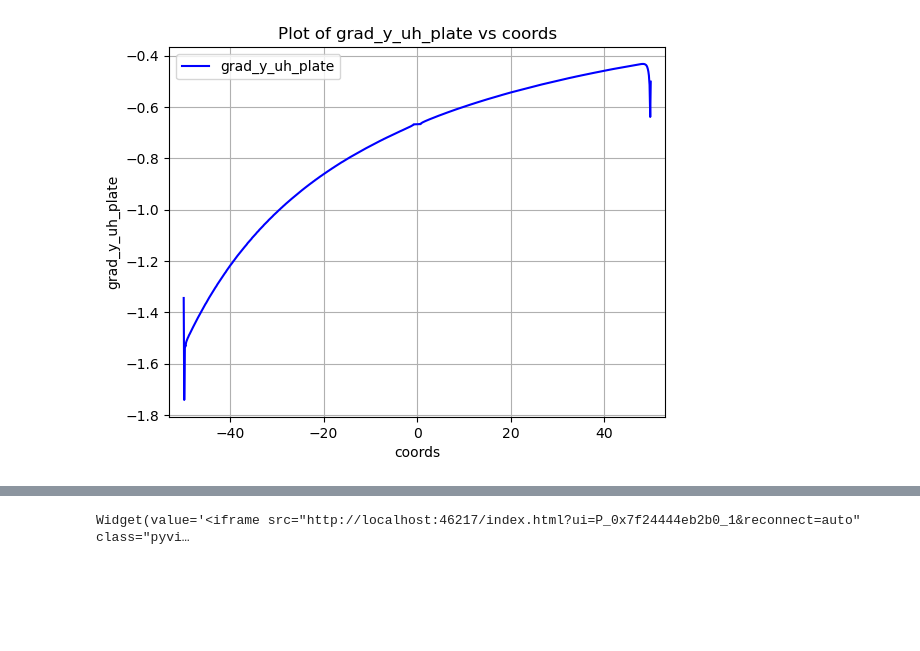
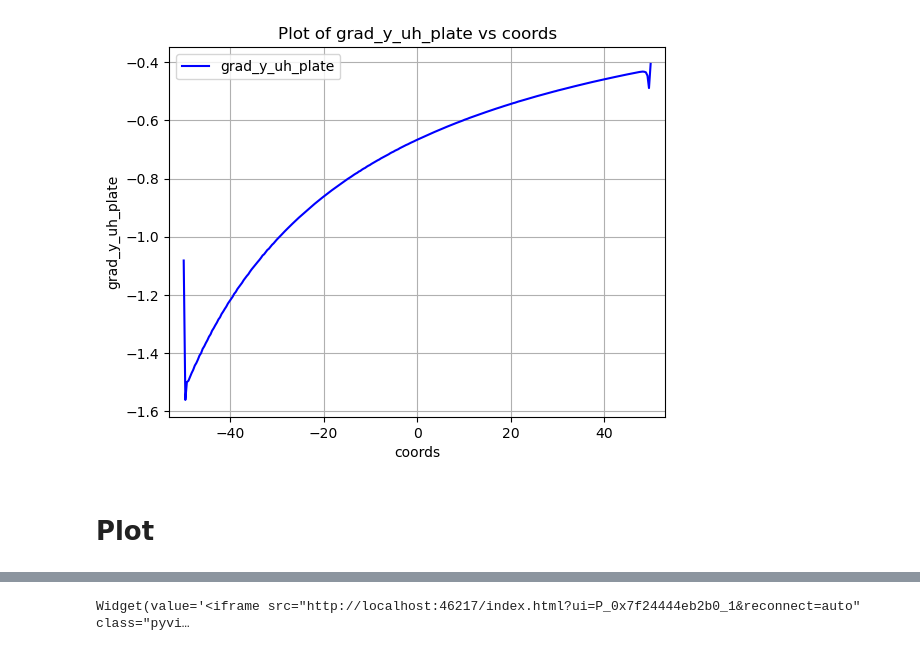
Before and after one commit to alessandropedone/coupling-CGA-DL-ROM, a Jupyter notebook: baseline.ipynb, the cells around one changed output, grey strips where cells are left out. Cells and saved outputs as stored; diff of their text form; code cells hidden in the pictures; blank space fills up the shorter version.

```diff
--- a/baseline.ipynb
+++ b/baseline.ipynb
@@ -110,23 +107,26 @@ print(grad_x_uh_plate.size)
 # %%
 import matplotlib.pyplot as plt
 # Plot grad_y_uh_plate against x_coords
 
 # Sort x_coords and apply the same ordering to grad_y_uh_plate
-coords = np.sign(x_coords) * np.sqrt(x_coords**2 + y_coords**2)
-sorted_indices = np.argsort(coords)
-coords = coords[sorted_indices]
+sorted_indices = np.argsort(x_coords)
+x_coords = x_coords[sorted_indices]
 
 grad_y_uh_plate = grad_y_uh_plate[sorted_indices]
-plt.plot(coords, grad_y_uh_plate, label="grad_y_uh_plate", color="blue", linestyle="-")
+grad_x_uh_plate = grad_x_uh_plate[sorted_indices]
+
+plt.plot(x_coords, grad_y_uh_plate, label="grad_y_uh_plate", color="blue", linestyle="-")
 plt.xlim(-53, 53)
 plt.xlabel("coords")
 plt.ylabel("grad_y_uh_plate")
 plt.title("Plot of grad_y_uh_plate vs coords")
 plt.legend()
 plt.grid(True)
 plt.show()
 # %% [output]
-[figure, old version]
+[figure, new version]
+# %% [markdown]
+# Plot
 # %%
 # plot the mesh
 import pyvista
```
Also changed, not shown: parts of 9 cells of this notebook, 4 other files.
